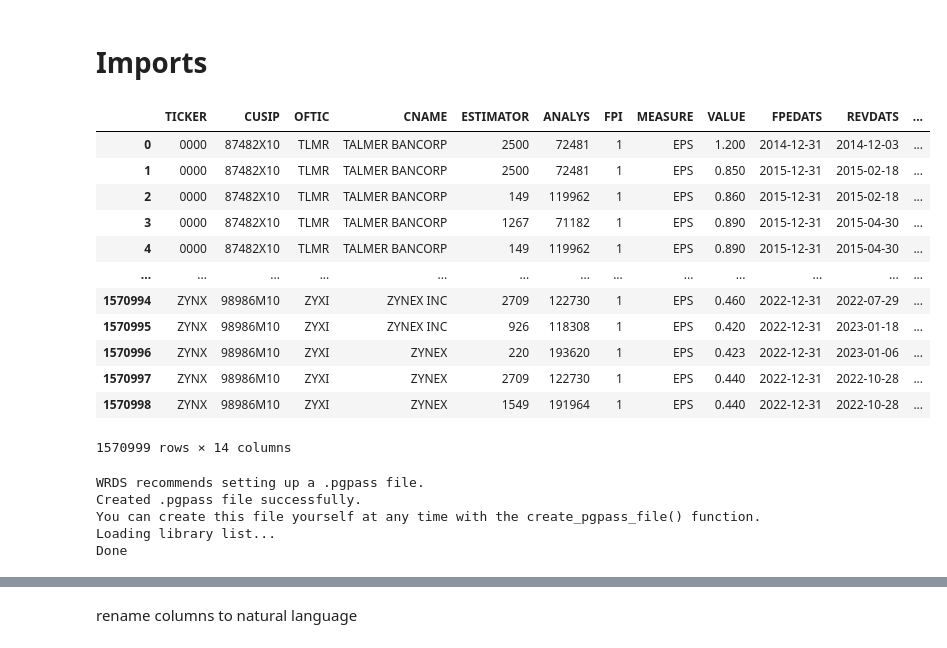
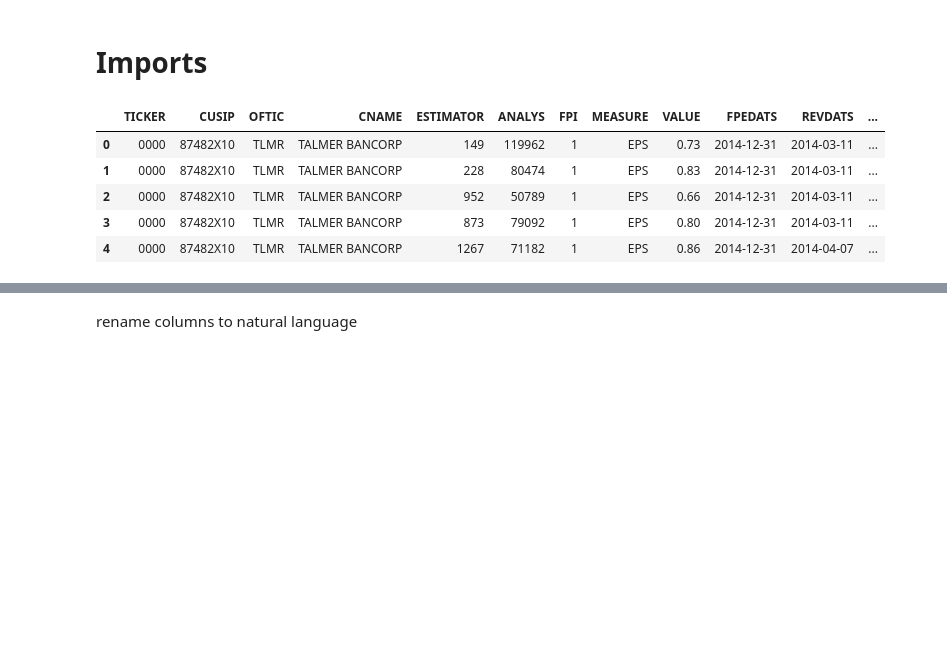
Before and after one commit to moshchev/gsfm_SS24, a Jupyter notebook: notebooks/preprocessing_and_dv.ipynb, the cells around one changed output, grey strips where cells are left out. Drawn from its saved outputs; the diff is of its cells as text; code cells hidden in the pictures; blank space fills up the shorter version.

```diff
--- a/notebooks/preprocessing_and_dv.ipynb
+++ b/notebooks/preprocessing_and_dv.ipynb
@@ -8,32 +8,16 @@ import matplotlib.pyplot as plt
 # Imports
 # %%
 # file imports
-file_path_forecasts = '../data/dataset2014-2022-v4.zip'
+file_path_forecasts = '../data/raw/ibes-forecasts.zip'
 
 # IBES forecasts
 df_forecasts = pd.read_csv(file_path_forecasts)
 # %%
-df_forecasts
+df_forecasts.head()
 # %% [output]
 |  | TICKER | CUSIP | OFTIC | CNAME | ESTIMATOR | ANALYS | FPI | MEASURE | VALUE | FPEDATS | REVDATS | ... |
-| 0 | 0000 | 87482X10 | TLMR | TALMER BANCORP | 2500 | 72481 | 1 | EPS | 1.200 | 2014-12-31 | 2014-12-03 | ... |
-| 1 | 0000 | 87482X10 | TLMR | TALMER BANCORP | 2500 | 72481 | 1 | EPS | 0.850 | 2015-12-31 | 2015-02-18 | ... |
-| 2 | 0000 | 87482X10 | TLMR | TALMER BANCORP | 149 | 119962 | 1 | EPS | 0.860 | 2015-12-31 | 2015-02-18 | ... |
-| 3 | 0000 | 87482X10 | TLMR | TALMER BANCORP | 1267 | 71182 | 1 | EPS | 0.890 | 2015-12-31 | 2015-04-30 | ... |
-| 4 | 0000 | 87482X10 | TLMR | TALMER BANCORP | 149 | 119962 | 1 | EPS | 0.890 | 2015-12-31 | 2015-04-30 | ... |
-| ... | ... | ... | ... | ... | ... | ... | ... | ... | ... | ... | ... | ... |
-| 1570994 | ZYNX | 98986M10 | ZYXI | ZYNEX INC | 2709 | 122730 | 1 | EPS | 0.460 | 2022-12-31 | 2022-07-29 | ... |
-| 1570995 | ZYNX | 98986M10 | ZYXI | ZYNEX INC | 926 | 118308 | 1 | EPS | 0.420 | 2022-12-31 | 2023-01-18 | ... |
-| 1570996 | ZYNX | 98986M10 | ZYXI | ZYNEX | 220 | 193620 | 1 | EPS | 0.423 | 2022-12-31 | 2023-01-06 | ... |
-| 1570997 | ZYNX | 98986M10 | ZYXI | ZYNEX | 2709 | 122730 | 1 | EPS | 0.440 | 2022-12-31 | 2022-10-28 | ... |
-| 1570998 | ZYNX | 98986M10 | ZYXI | ZYNEX | 1549 | 191964 | 1 | EPS | 0.440 | 2022-12-31 | 2022-10-28 | ... |
+| 0 | 0000 | 87482X10 | TLMR | TALMER BANCORP | 149 | 119962 | 1 | EPS | 0.73 | 2014-12-31 | 2014-03-11 | ... |
+| 1 | 0000 | 87482X10 | TLMR | TALMER BANCORP | 228 | 80474 | 1 | EPS | 0.83 | 2014-12-31 | 2014-03-11 | ... |
+| 2 | 0000 | 87482X10 | TLMR | TALMER BANCORP | 952 | 50789 | 1 | EPS | 0.66 | 2014-12-31 | 2014-03-11 | ... |
+| 3 | 0000 | 87482X10 | TLMR | TALMER BANCORP | 873 | 79092 | 1 | EPS | 0.80 | 2014-12-31 | 2014-03-11 | ... |
+| 4 | 0000 | 87482X10 | TLMR | TALMER BANCORP | 1267 | 71182 | 1 | EPS | 0.86 | 2014-12-31 | 2014-04-07 | ... |
-1570999 rows × 14 columns
-# %%
-# setup WRDS database connection for linking table
-db = wrds.Connection()
-# %% [output]
-WRDS recommends setting up a .pgpass file.
-Created .pgpass file successfully.
-You can create this file yourself at any time with the create_pgpass_file() function.
-Loading library list...
-Done
```
Also changed, not shown: parts of 43 cells of this notebook, 4 other files.
